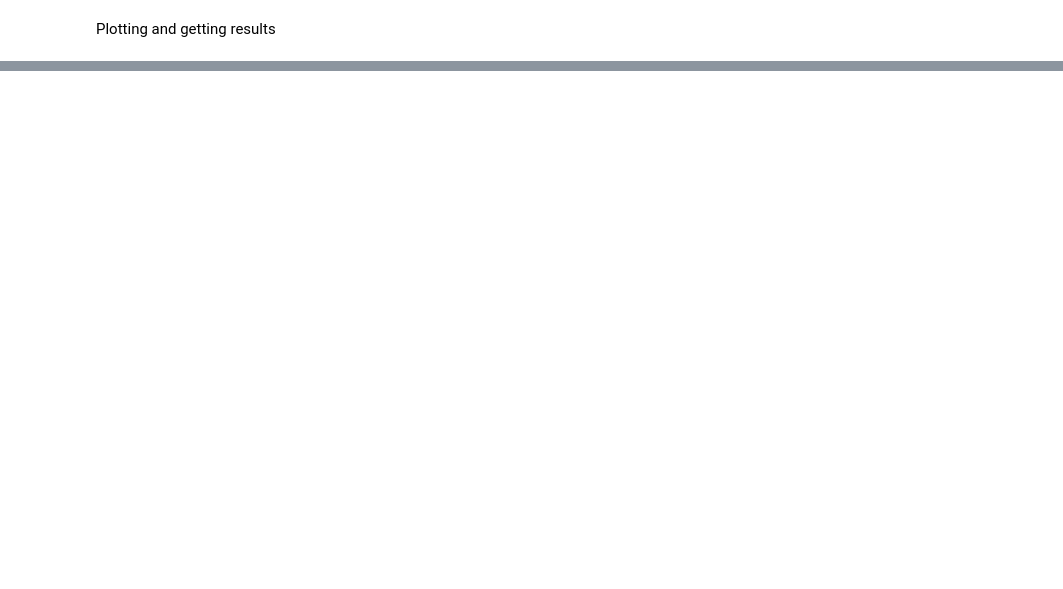
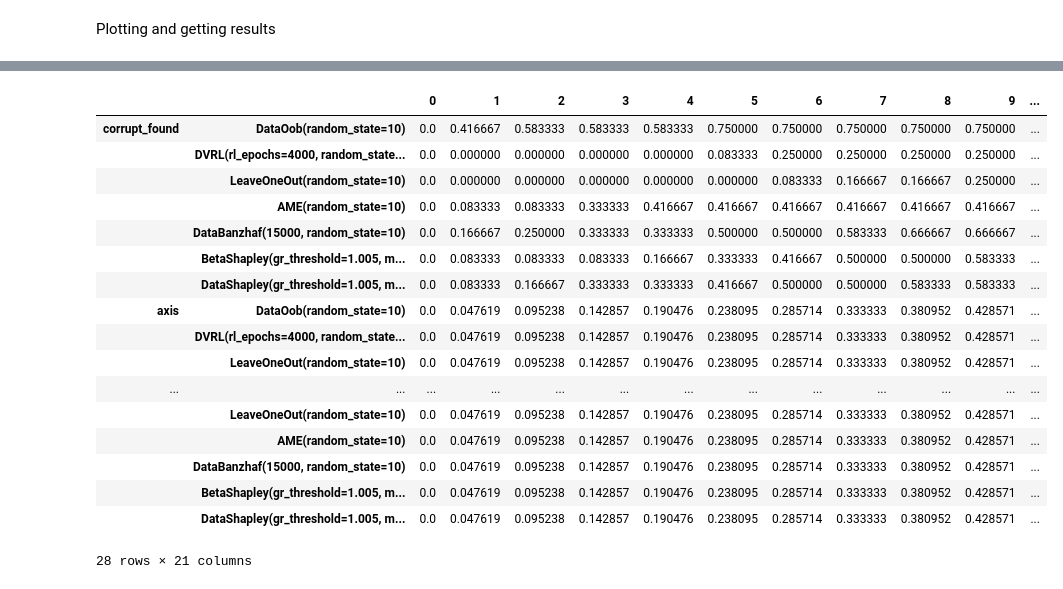
Before and after one commit to opendataval/opendataval, a Jupyter notebook: demo.ipynb, the cells around one changed output, grey strips where cells are left out. Cells and saved outputs as stored; diff of their text form; code cells hidden in the pictures; blank space fills up the shorter version.

```diff
--- a/demo.ipynb
+++ b/demo.ipynb
@@ -159,0 +194,24 @@ df_resp
+# %%
+import pandas as pd
+def read_saved_csv(file_path: str):
+    return pd.read_csv(file_path, index_col=[0, 1])
+read_saved_csv(f"{output_dir}/discover_corrupted_sample.csv")
+# %% [output]
+|  |  | 0 | 1 | 2 | 3 | 4 | 5 | 6 | 7 | 8 | 9 | ... |
+| corrupt_found | DataOob(random_state=10) | 0.0 | 0.416667 | 0.583333 | 0.583333 | 0.583333 | 0.750000 | 0.750000 | 0.750000 | 0.750000 | 0.750000 | ... |
+|  | DVRL(rl_epochs=4000, random_state... | 0.0 | 0.000000 | 0.000000 | 0.000000 | 0.000000 | 0.083333 | 0.250000 | 0.250000 | 0.250000 | 0.250000 | ... |
+|  | LeaveOneOut(random_state=10) | 0.0 | 0.000000 | 0.000000 | 0.000000 | 0.000000 | 0.000000 | 0.083333 | 0.166667 | 0.166667 | 0.250000 | ... |
+|  | AME(random_state=10) | 0.0 | 0.083333 | 0.083333 | 0.333333 | 0.416667 | 0.416667 | 0.416667 | 0.416667 | 0.416667 | 0.416667 | ... |
+|  | DataBanzhaf(15000, random_state=10) | 0.0 | 0.166667 | 0.250000 | 0.333333 | 0.333333 | 0.500000 | 0.500000 | 0.583333 | 0.666667 | 0.666667 | ... |
+|  | BetaShapley(gr_threshold=1.005, m... | 0.0 | 0.083333 | 0.083333 | 0.083333 | 0.166667 | 0.333333 | 0.416667 | 0.500000 | 0.500000 | 0.583333 | ... |
+|  | DataShapley(gr_threshold=1.005, m... | 0.0 | 0.083333 | 0.166667 | 0.333333 | 0.333333 | 0.416667 | 0.500000 | 0.500000 | 0.583333 | 0.583333 | ... |
+| axis | DataOob(random_state=10) | 0.0 | 0.047619 | 0.095238 | 0.142857 | 0.190476 | 0.238095 | 0.285714 | 0.333333 | 0.380952 | 0.428571 | ... |
+|  | DVRL(rl_epochs=4000, random_state... | 0.0 | 0.047619 | 0.095238 | 0.142857 | 0.190476 | 0.238095 | 0.285714 | 0.333333 | 0.380952 | 0.428571 | ... |
+|  | LeaveOneOut(random_state=10) | 0.0 | 0.047619 | 0.095238 | 0.142857 | 0.190476 | 0.238095 | 0.285714 | 0.333333 | 0.380952 | 0.428571 | ... |
+| ... | ... | ... | ... | ... | ... | ... | ... | ... | ... | ... | ... | ... |
+|  | LeaveOneOut(random_state=10) | 0.0 | 0.047619 | 0.095238 | 0.142857 | 0.190476 | 0.238095 | 0.285714 | 0.333333 | 0.380952 | 0.428571 | ... |
+|  | AME(random_state=10) | 0.0 | 0.047619 | 0.095238 | 0.142857 | 0.190476 | 0.238095 | 0.285714 | 0.333333 | 0.380952 | 0.428571 | ... |
+|  | DataBanzhaf(15000, random_state=10) | 0.0 | 0.047619 | 0.095238 | 0.142857 | 0.190476 | 0.238095 | 0.285714 | 0.333333 | 0.380952 | 0.428571 | ... |
+|  | BetaShapley(gr_threshold=1.005, m... | 0.0 | 0.047619 | 0.095238 | 0.142857 | 0.190476 | 0.238095 | 0.285714 | 0.333333 | 0.380952 | 0.428571 | ... |
+|  | DataShapley(gr_threshold=1.005, m... | 0.0 | 0.047619 | 0.095238 | 0.142857 | 0.190476 | 0.238095 | 0.285714 | 0.333333 | 0.380952 | 0.428571 | ... |
+28 rows × 21 columns
```
Also changed, not shown: parts of 12 cells of this notebook, 7 other files.
